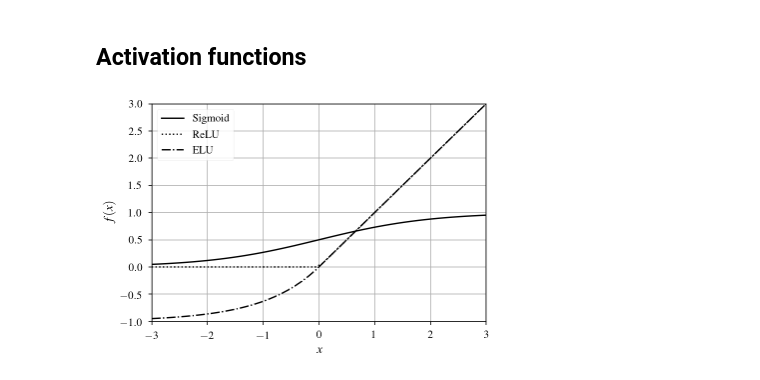
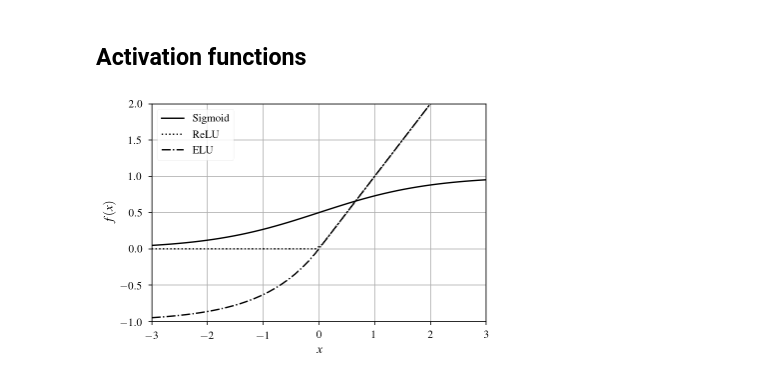
Before and after one commit to vcahlik/fifteen-puzzle, a Jupyter notebook: prototype/notebooks/ThesisFigures.ipynb, the cells around one changed output. Cells and saved outputs as stored; diff of their text form; code cells hidden in the pictures.

Commit message:
Generate new graphs

```diff
--- a/prototype/notebooks/ThesisFigures.ipynb
+++ b/prototype/notebooks/ThesisFigures.ipynb
@@ -37,32 +37,32 @@ f.savefig("amse-function.pdf", bbox_inches='tight')
 # %%
 f = plt.figure()
 
 x_start = -3
 x_end = 3
 
 x = np.linspace(x_start, x_end)
 relu = np.linspace(x_start, x_end)
 elu = np.linspace(x_start, x_end)
 
 relu[relu<0] = 0
 relu[relu>0] = x[x>0]
 
 elu[elu<0] = np.exp(x[x<0]) - 1
 elu[elu>0] = x[x>0]
 
 plt.plot(x, 1 / (1 + np.exp(-x)), 'k', label=r"Sigmoid")
 plt.plot(x, relu, 'k:', label=r"ReLU")
 plt.plot(x, elu, 'k-.', label=r"ELU")
 plt.xlabel('$x$', fontsize=13)
 plt.ylabel('$f(x)$', fontsize=13)
 plt.xticks(fontsize=11)
 plt.yticks(fontsize=11)
 plt.legend(fontsize=11);
 
 plt.grid(True)
 plt.xlim(-3, 3)
-plt.ylim(-1, 3)
+plt.ylim(-1, 2)
 
 f.savefig("activation-functions.pdf", bbox_inches='tight')
 # %% [output]
-[figure, old version]
+[figure, new version]
```
